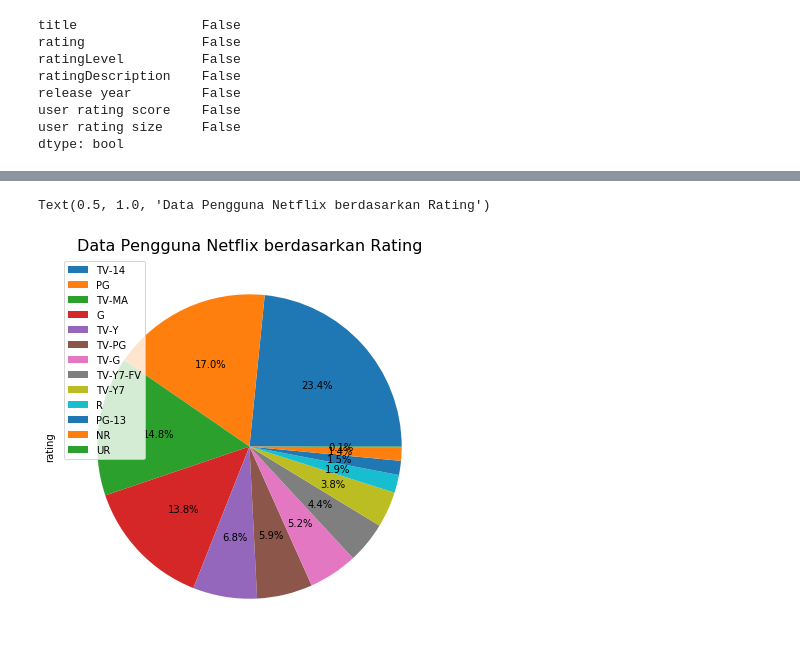
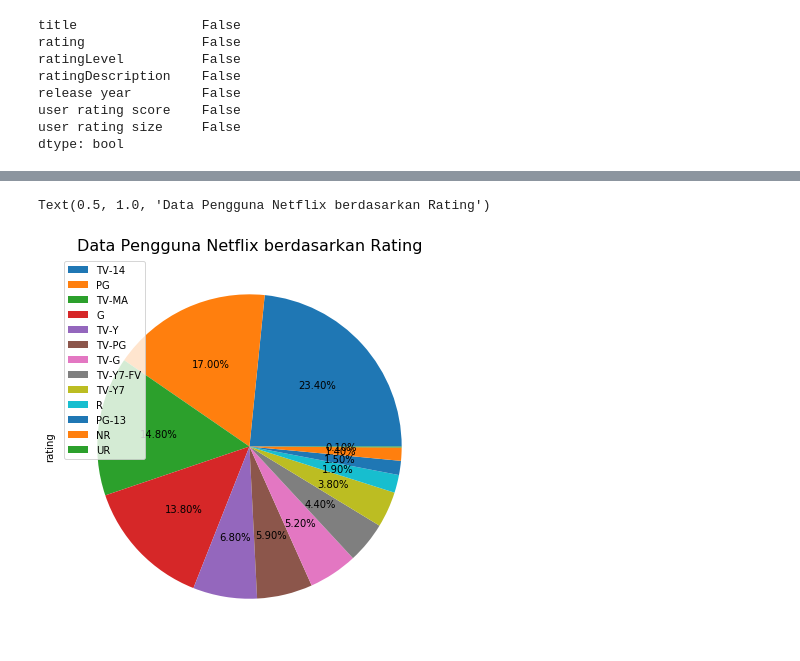
Before and after one commit to rj1981/R, a Jupyter notebook: Final_Project.ipynb, the cells around one changed output, grey strips where cells are left out. Saved outputs shown, nothing was run; the diff lists cells and outputs as text; code cells hidden in the pictures.

```diff
--- a/Final_Project.ipynb
+++ b/Final_Project.ipynb
@@ -114,6 +115,6 @@ df_n.corr()
 # %%
-df_n['rating'].value_counts().plot.pie(autopct='%1.1f%%', figsize = (19, 7), labels = None, legend = True)
+df_n['rating'].value_counts().plot.pie(autopct='%2.2f%%', figsize = (19, 7), labels = None, legend = True)
 plt.title('Data Pengguna Netflix berdasarkan Rating', fontsize = 16)
 # %% [output]
 Text(0.5, 1.0, 'Data Pengguna Netflix berdasarkan Rating')
-[figure, old version]
+[figure, new version]
```
Also changed, not shown: parts of 5 cells of this notebook.
